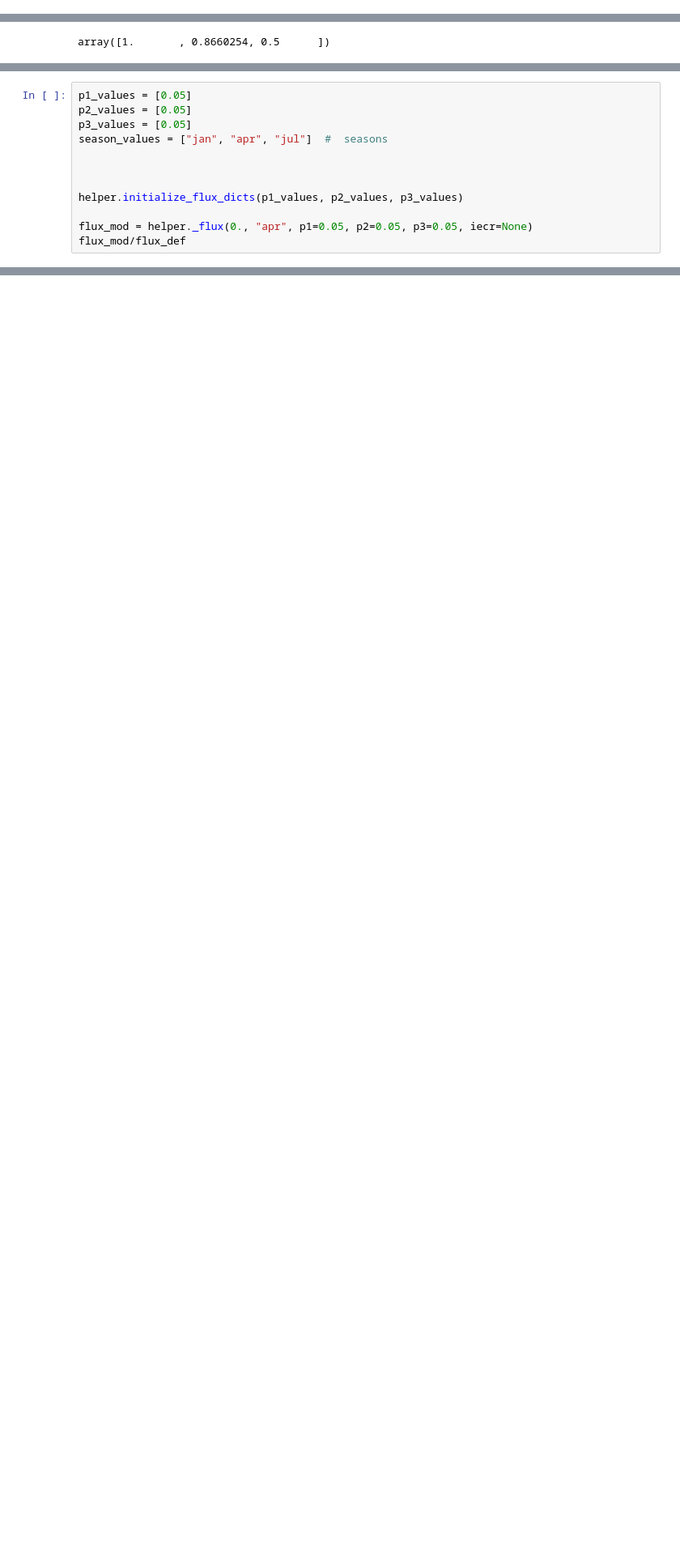
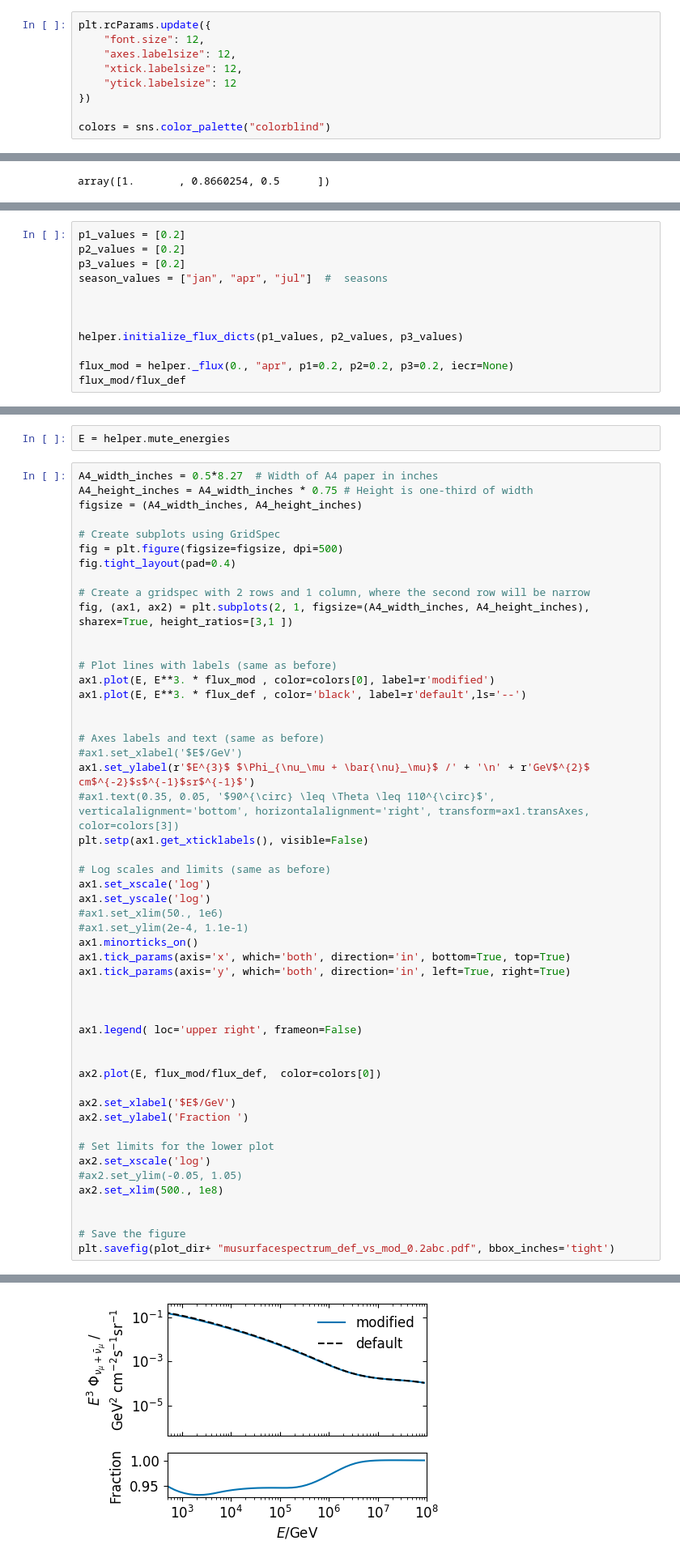
Before and after one commit to karohymon/cs-analysis, a Jupyter notebook: IceCube_diffuse_underground_bundles/surfaceflux_deriv.ipynb, the cells around one changed output, grey strips where cells are left out. Shown at 81% size. Drawn from its saved outputs; the diff is of its cells as text; blank space fills up the shorter version.

```diff
--- a/IceCube_diffuse_underground_bundles/surfaceflux_deriv.ipynb
+++ b/IceCube_diffuse_underground_bundles/surfaceflux_deriv.ipynb
@@ -17,3 +18,12 @@ from slope_param_functions import sl_depth
+# %%
+plt.rcParams.update({
+    "font.size": 12,
+    "axes.labelsize": 12,
+    "xtick.labelsize": 12,
+    "ytick.labelsize": 12
+})
+
+colors = sns.color_palette("colorblind")
 # %%
 plot_dir = '/hetghome/khymon/Plots/cs-analysis/'
 # %%
@@ -122,15 +132,15 @@ array([[0.99928131, 0.9993073 , 0.99933563, 0.99936393, 0.99939358,
         1.00021914, 1.00019572, 1.0001698 , 1.00014346, 1.00011713,
         1.00009216]])
 # %%
-p1_values = [0.05]
-p2_values = [0.05]
-p3_values = [0.05]
+p1_values = [0.2]
+p2_values = [0.2]
+p3_values = [0.2]
 season_values = ["jan", "apr", "jul"]  #  seasons
 
 
 
 helper.initialize_flux_dicts(p1_values, p2_values, p3_values)
 
-flux_mod = helper._flux(0., "apr", p1=0.05, p2=0.05, p3=0.05, iecr=None)
+flux_mod = helper._flux(0., "apr", p1=0.2, p2=0.2, p3=0.2, iecr=None)
 flux_mod/flux_def
 # %% [output]
@@ -160,0 +171,54 @@ array([0.99929851, 0.99932312, 0.99934997, 0.99937686, 0.99940507,
+# %%
+E = helper.mute_energies
+# %%
+A4_width_inches = 0.5*8.27  # Width of A4 paper in inches
+A4_height_inches = A4_width_inches * 0.75 # Height is one-third of width
+figsize = (A4_width_inches, A4_height_inches)
+
+# Create subplots using GridSpec
+fig = plt.figure(figsize=figsize, dpi=500)
+fig.tight_layout(pad=0.4)
+
+# Create a gridspec with 2 rows and 1 column, where the second row will be narrow
+fig, (ax1, ax2) = plt.subplots(2, 1, figsize=(A4_width_inches, A4_height_inches), sharex=True, height_ratios=[3,1 ])
+
+
+# Plot lines with labels (same as before)
+ax1.plot(E, E**3. * flux_mod , color=colors[0], label=r'modified')
+ax1.plot(E, E**3. * flux_def , color='black', label=r'default',ls='--')
+
+
+# Axes labels and text (same as before)
+#ax1.set_xlabel('$E$/GeV')
+ax1.set_ylabel(r'$E^{3}$ $\Phi_{\nu_\mu + \bar{\nu}_\mu}$ /' + '\n' + r'GeV$^{2}$ cm$^{-2}$s$^{-1}$sr$^{-1}$')
+#ax1.text(0.35, 0.05, '$90^{\circ} \leq \Theta \leq 110^{\circ}$', verticalalignment='bottom', horizontalalignment='right', transform=ax1.transAxes, color=colors[3])
+plt.setp(ax1.get_xticklabels(), visible=False)
+
+# Log scales and limits (same as before)
+ax1.set_xscale('log')
+ax1.set_yscale('log')
+#ax1.set_xlim(50., 1e6)
+#ax1.set_ylim(2e-4, 1.1e-1)
+ax1.minorticks_on()
+ax1.tick_params(axis='x', which='both', direction='in', bottom=True, top=True)
+ax1.tick_params(axis='y', which='both', direction='in', left=True, right=True)
+
+
+
+ax1.legend( loc='upper right', frameon=False)
+
+
+ax2.plot(E, flux_mod/flux_def,  color=colors[0])
+
+ax2.set_xlabel('$E$/GeV')
+ax2.set_ylabel('Fraction ')
+
+# Set limits for the lower plot
+ax2.set_xscale('log')
+#ax2.set_ylim(-0.05, 1.05)
+ax2.set_xlim(500., 1e8)
+
+
+# Save the figure
+plt.savefig(plot_dir+ "musurfacespectrum_def_vs_mod_0.2abc.pdf", bbox_inches='tight')
+# %% [output]
@@ -160,0 +226 @@ array([0.99929851, 0.99932312, 0.99934997, 0.99937686, 0.99940507,
+[figure, added]
```
Also changed, not shown: parts of 7 cells of this notebook.
